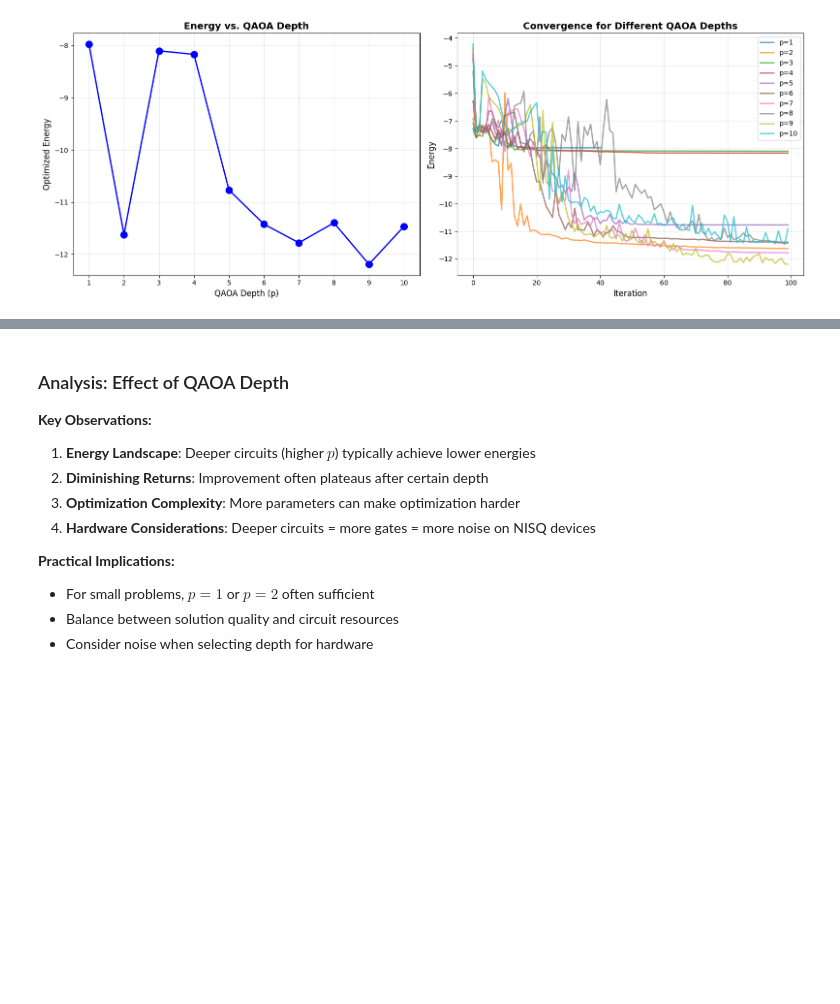
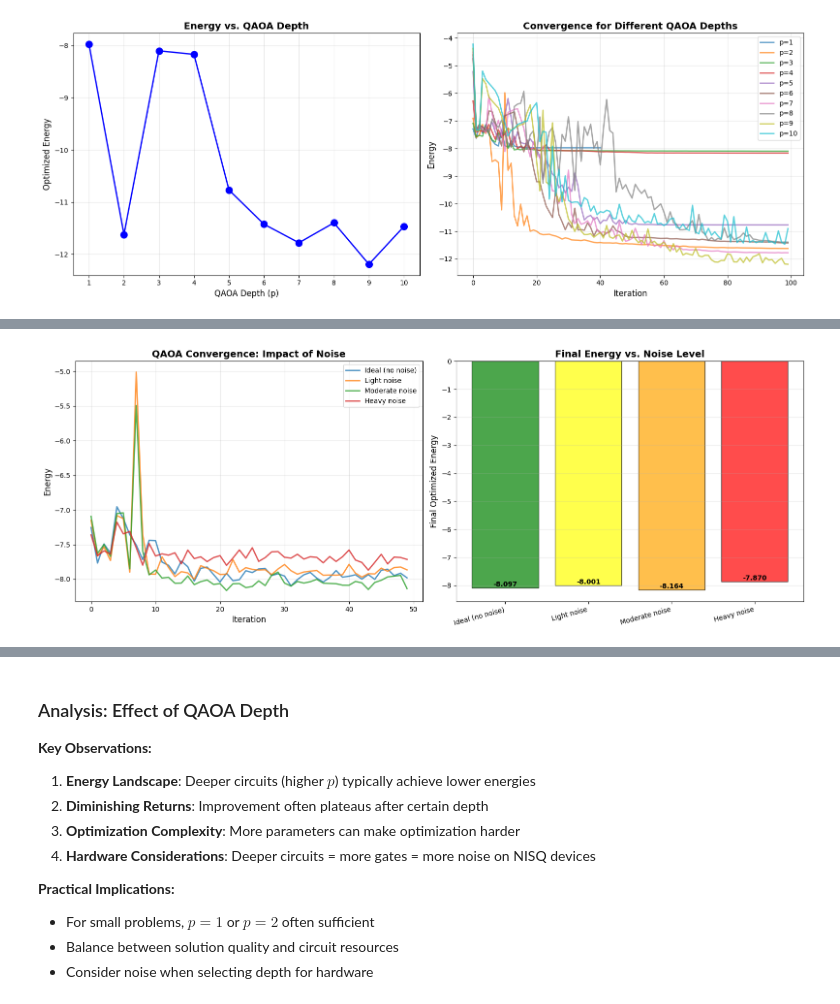
Before and after one commit to jparrado23/vqe_qaoa_quantum, a Jupyter notebook: notebooks/qaoa_maxcut.ipynb, the cells around one changed output, grey strips where cells are left out. Saved outputs shown, nothing was run; the diff lists cells and outputs as text; code cells hidden in the pictures; blank space fills up the shorter version.

```diff
--- a/notebooks/qaoa_maxcut.ipynb
+++ b/notebooks/qaoa_maxcut.ipynb
@@ -1445,0 +1896,90 @@ plt.show()
+# %%
+# Compare noise impact on QAOA performance
+fig, axes = plt.subplots(1, 2, figsize=(16, 6))
+
+# Plot 1: Convergence comparison
+ax1 = axes[0]
+for label, result in noise_results.items():
+    history = result['history']
+    ax1.plot(history['energy'], label=label, linewidth=2, alpha=0.8)
+
+ax1.set_xlabel('Iteration', fontsize=12)
+ax1.set_ylabel('Energy', fontsize=12)
+ax1.set_title('QAOA Convergence: Impact of Noise', fontsize=14, fontweight='bold')
+ax1.legend(fontsize=10)
+ax1.grid(True, alpha=0.3)
+
+# Plot 2: Final energy comparison
+ax2 = axes[1]
+labels = list(noise_results.keys())
+final_energies = [noise_results[l]['optimal_energy'] for l in labels]
+colors = ['green', 'yellow', 'orange', 'red']
+
+bars = ax2.bar(range(len(labels)), final_energies, color=colors, alpha=0.7, edgecolor='black')
+ax2.set_xticks(range(len(labels)))
+ax2.set_xticklabels(labels, rotation=15, ha='right')
+ax2.set_ylabel('Final Optimized Energy', fontsize=12)
+ax2.set_title('Final Energy vs. Noise Level', fontsize=14, fontweight='bold')
+ax2.grid(True, alpha=0.3, axis='y')
+
+# Add value labels on bars
+for i, (bar, energy) in enumerate(zip(bars, final_energies)):
+    height = bar.get_height()
+    ax2.text(bar.get_x() + bar.get_width()/2., height,
+             f'{energy:.3f}',
+             ha='center', va='bottom', fontsize=10, fontweight='bold')
+
+plt.tight_layout()
+plt.show()
+
+# Detailed comparison table
+print("\n" + "="*70)
+print("NOISE IMPACT ON QAOA PERFORMANCE")
+print("="*70)
+print(f"{'Noise Level':<20} {'Final Energy':<15} {'Degradation':<15} {'Iterations':<12}")
+print("-"*70)
+
+ideal_energy = noise_results["Ideal (no noise)"]['optimal_energy']
+
+for label in labels:
+    result = noise_results[label]
+    energy = result['optimal_energy']
+    degradation = abs(energy - ideal_energy)
+    iterations = len(result['history']['energy'])
+
+    print(f"{label:<20} {energy:<15.6f} {degradation:<15.6f} {iterations:<12}")
+
+print("="*70)
+
+# Calculate approximation ratios
+print("\n" + "="*70)
+print("APPROXIMATION RATIOS (vs Classical Optimal)")
+print("="*70)
+
+for label in labels:
+    result = noise_results[label]
+
+    # Get best solution from final optimized circuit
+    opt_params = result['optimal_params']
+    qc_final = qaoa_circuit(graph, opt_params, p=3)
+    qc_final.measure_all()
+
+    # Run with high shots for accurate measurement
+    if result['noise_model'] is not None:
+        backend = AerSimulator(noise_model=result['noise_model'])
+    else:
+        backend = AerSimulator()
+
+    job = backend.run(qc_final, shots=5000)
+    counts_final = job.result().get_counts()
+
+    # Get best cut
+    best_bitstring = max(counts_final, key=counts_final.get)
+    best_cut = compute_cut_value(graph, best_bitstring)
+    approx_ratio = best_cut / classical_cut
+
+    print(f"{label:<20} Cut: {best_cut}/{graph.number_of_edges():<10} Ratio: {approx_ratio:.4f}")
+
+print("="*70)
+# %% [output]
+[figure, added]
```
Also changed, not shown: parts of 11 cells of this notebook.
